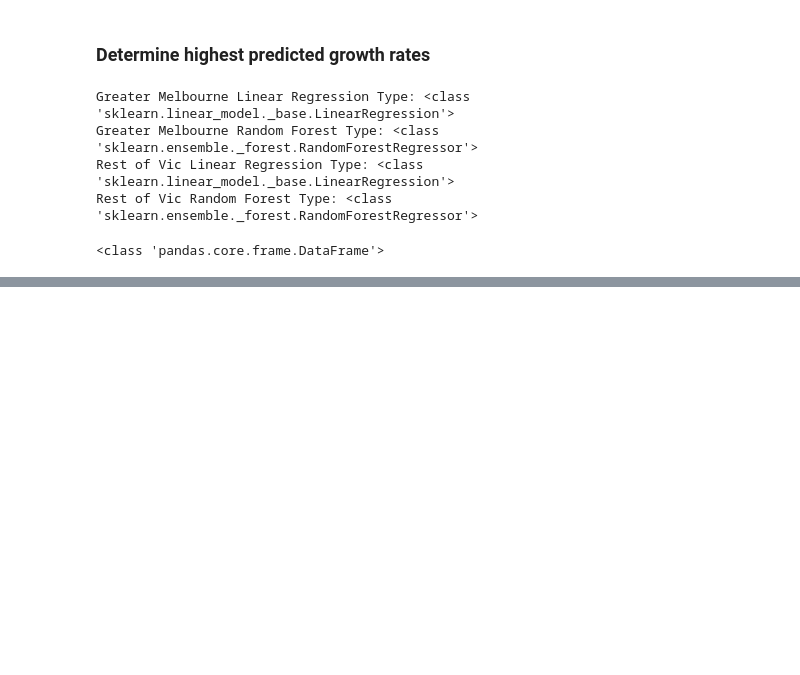
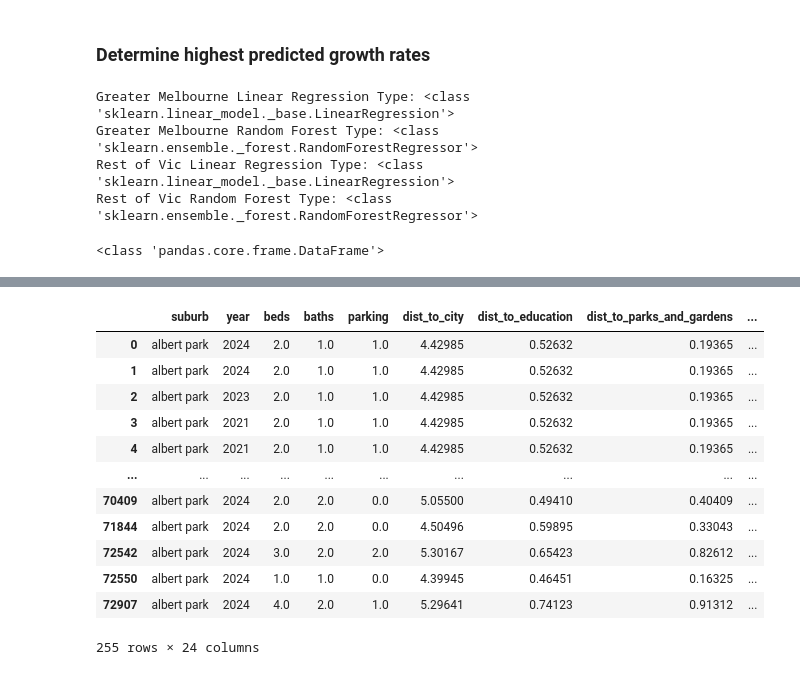
Before and after one commit to MAST30034-AppliedDataScience/project-2-group-real-estate-industry-project-31, a Jupyter notebook: notebooks/predictions.ipynb, the cells around one changed output, grey strips where cells are left out. Saved outputs shown, nothing was run; the diff lists cells and outputs as text; code cells hidden in the pictures; blank space fills up the shorter version.

```diff
--- a/notebooks/predictions.ipynb
+++ b/notebooks/predictions.ipynb
@@ -148,18 +148,36 @@ rv_real_identifiers = pd.read_csv(f"{data_read_dir}rv_train_identifiers.csv")
 # %%
 # Combine with identifiers and group by year, suburb, keep only 2024 data
 gm_data = pd.concat([gm_real_identifiers, gm_real], axis=1)
 rv_data = pd.concat([rv_real_identifiers, rv_real], axis=1)
-
-gm_current_average_costs = gm_data.groupby(['suburb', 'year'])['weekly_cost'].mean().reset_index()
-rv_current_average_costs = rv_data.groupby(['suburb', 'year'])['weekly_cost'].mean().reset_index()
+###
+gm_data = gm_data[gm_data['suburb'] == 'albert park']
+gm_data[['weekly_cost', 'year']].head(50)
+gm_data
+###
+# gm_current_average_costs = gm_data.groupby(['suburb', 'year'])['weekly_cost'].mean().reset_index()
+# rv_current_average_costs = rv_data.groupby(['suburb', 'year'])['weekly_cost'].mean().reset_index()
 
 
-gm_current_average_costs = gm_current_average_costs[gm_current_average_costs['year'] == 2024]\
-    .rename(columns={'weekly_cost': '2024_weekly_cost'})\
-    .drop('year', axis=1)
-rv_current_average_costs = rv_current_average_costs[rv_current_average_costs['year'] == 2024]\
-    .rename(columns={'weekly_cost': '2024_weekly_cost'})\
-    .drop('year', axis=1)
+# gm_current_average_costs = gm_current_average_costs[gm_current_average_costs['year'] == 2024]\
+#     .rename(columns={'weekly_cost': '2024_weekly_cost'})\
+#     .drop('year', axis=1)
+# rv_current_average_costs = rv_current_average_costs[rv_current_average_costs['year'] == 2024]\
+#     .rename(columns={'weekly_cost': '2024_weekly_cost'})\
+#     .drop('year', axis=1)
+# %% [output]
+|  | suburb | year | beds | baths | parking | dist_to_city | dist_to_education | dist_to_parks_and_gardens | ... |
+| 0 | albert park | 2024 | 2.0 | 1.0 | 1.0 | 4.42985 | 0.52632 | 0.19365 | ... |
+| 1 | albert park | 2024 | 2.0 | 1.0 | 1.0 | 4.42985 | 0.52632 | 0.19365 | ... |
+| 2 | albert park | 2023 | 2.0 | 1.0 | 1.0 | 4.42985 | 0.52632 | 0.19365 | ... |
+| 3 | albert park | 2021 | 2.0 | 1.0 | 1.0 | 4.42985 | 0.52632 | 0.19365 | ... |
+| 4 | albert park | 2021 | 2.0 | 1.0 | 1.0 | 4.42985 | 0.52632 | 0.19365 | ... |
+| ... | ... | ... | ... | ... | ... | ... | ... | ... | ... |
+| 70409 | albert park | 2024 | 2.0 | 2.0 | 0.0 | 5.05500 | 0.49410 | 0.40409 | ... |
+| 71844 | albert park | 2024 | 2.0 | 2.0 | 0.0 | 4.50496 | 0.59895 | 0.33043 | ... |
+| 72542 | albert park | 2024 | 3.0 | 2.0 | 2.0 | 5.30167 | 0.65423 | 0.82612 | ... |
+| 72550 | albert park | 2024 | 1.0 | 1.0 | 0.0 | 4.39945 | 0.46451 | 0.16325 | ... |
+| 72907 | albert park | 2024 | 4.0 | 2.0 | 1.0 | 5.29641 | 0.74123 | 0.91312 | ... |
+255 rows × 24 columns
 # %%
 df = pd.read_csv(f"../data/curated/forecast/greater_melbourne_predict.csv")
 df_identifiers = pd.read_csv(f"../data/curated/forecast/gm_predict_identifiers.csv")
```
Also changed, not shown: parts of 4 cells of this notebook, 1 other file.
